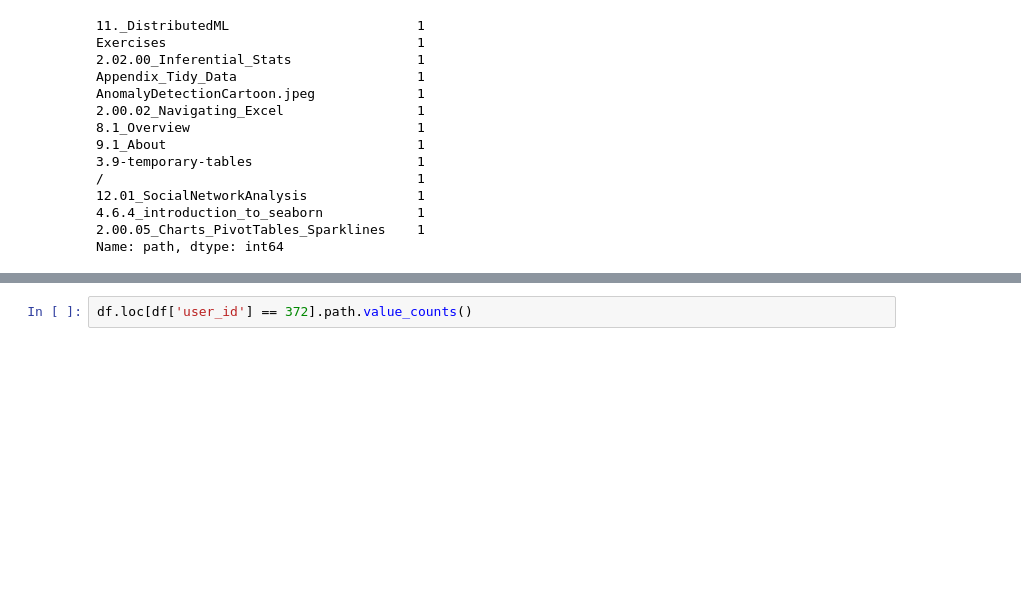
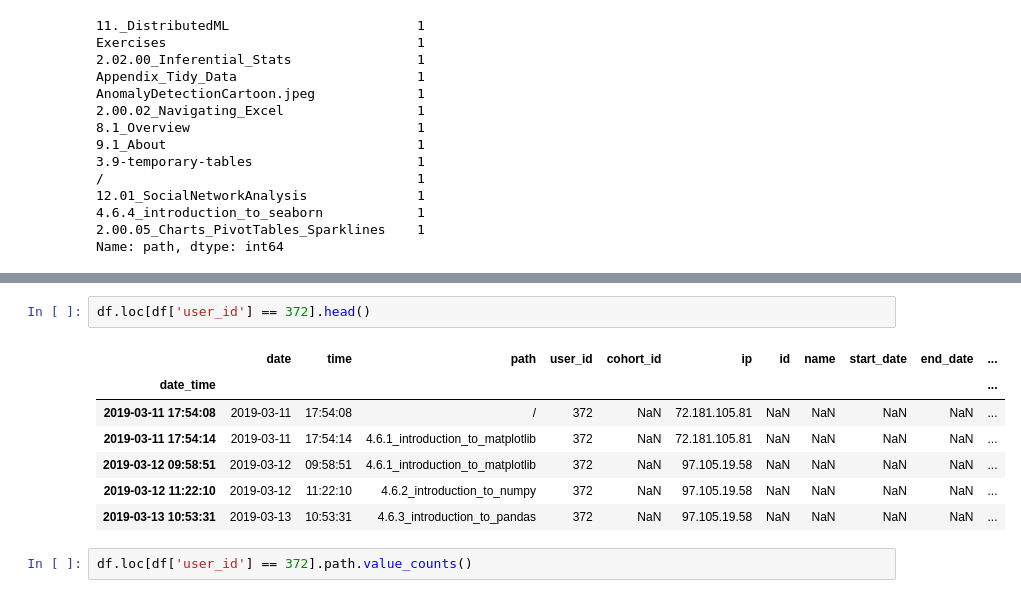
Before and after one commit to DBerchelmann/anomaly-detection-exercises, a Jupyter notebook: clustering_anomaly_detection.ipynb, the cells around one changed output, grey strips where cells are left out. Saved outputs shown, nothing was run; the diff lists cells and outputs as text; blank space fills up the shorter version.

```diff
--- a/clustering_anomaly_detection.ipynb
+++ b/clustering_anomaly_detection.ipynb
@@ -752,3 +795,13 @@ df[df['path']== 'Appendix_Tidy_Data'].tail()
+# %%
+df.loc[df['user_id'] == 372].head()
+# %% [output]
+|  | date | time | path | user_id | cohort_id | ip | id | name | start_date | end_date | ... |
+| date_time |  |  |  |  |  |  |  |  |  |  | ... |
+| 2019-03-11 17:54:08 | 2019-03-11 | 17:54:08 | / | 372 | NaN | 72.181.105.81 | NaN | NaN | NaN | NaN | ... |
+| 2019-03-11 17:54:14 | 2019-03-11 | 17:54:14 | 4.6.1_introduction_to_matplotlib | 372 | NaN | 72.181.105.81 | NaN | NaN | NaN | NaN | ... |
+| 2019-03-12 09:58:51 | 2019-03-12 | 09:58:51 | 4.6.1_introduction_to_matplotlib | 372 | NaN | 97.105.19.58 | NaN | NaN | NaN | NaN | ... |
+| 2019-03-12 11:22:10 | 2019-03-12 | 11:22:10 | 4.6.2_introduction_to_numpy | 372 | NaN | 97.105.19.58 | NaN | NaN | NaN | NaN | ... |
+| 2019-03-13 10:53:31 | 2019-03-13 | 10:53:31 | 4.6.3_introduction_to_pandas | 372 | NaN | 97.105.19.58 | NaN | NaN | NaN | NaN | ... |
 # %%
 df.loc[df['user_id'] == 372].path.value_counts()
 # %% [output]
```
Also changed, not shown: parts of 15 cells of this notebook.
